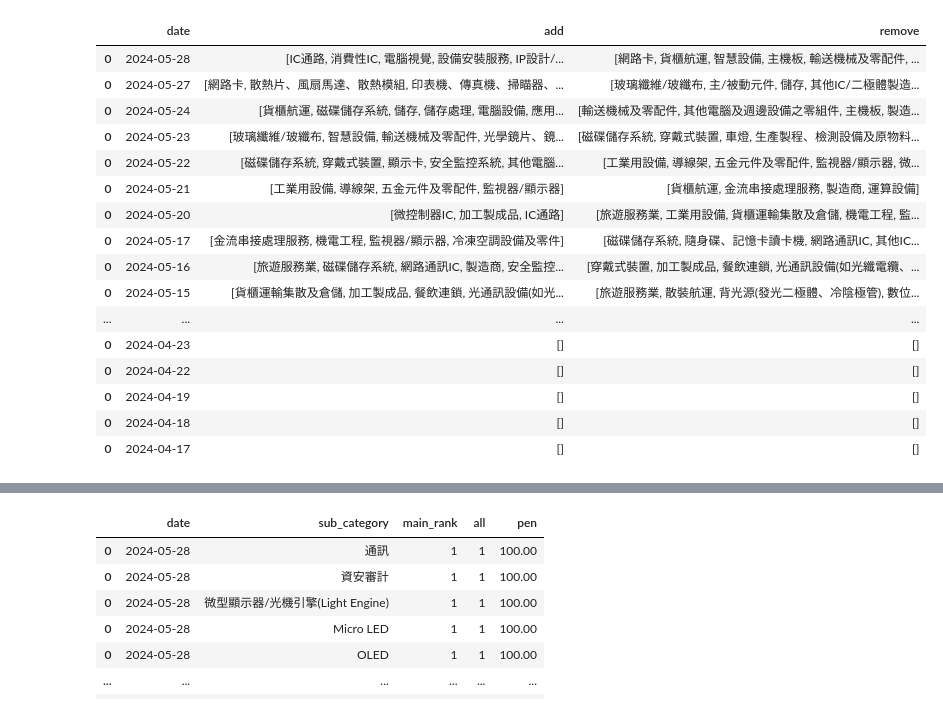
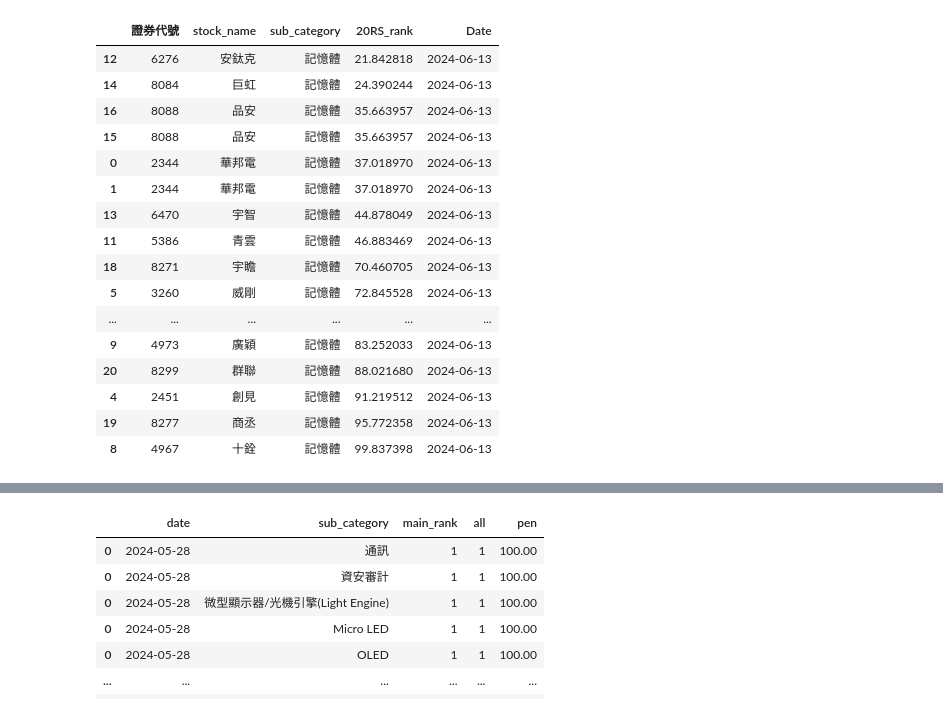
Before and after one commit to mulderfang/stock, a Jupyter notebook: 資料寫入mysql.ipynb, the cells around one changed output, grey strips where cells are left out. Drawn from its saved outputs; the diff is of its cells as text; code cells hidden in the pictures.

```diff
--- a/資料寫入mysql.ipynb
+++ b/資料寫入mysql.ipynb
@@ -321,7 +327,8 @@ for day in data_date_list:
         df_rs70_category_week = pd.concat([df_rs70_category_week,df_sub_category])
 # %%
 compare_df = pd.DataFrame()
-countdown = 30  #看輪動天數
+countdown = 60  #看輪動天數
+pen = 40
 
 for day in data_date_list:
         day_change = day.strftime('%Y-%m-%d')
@@ -330,17 +337,20 @@ for day in data_date_list:
         if(countdown>0):
                 getIndex = list(data_date_list).index(day) # 取index 找下一天
                 day_before = list(data_date_list)[getIndex+1].strftime('%Y-%m-%d')
-                df_rs70_category_1 = df_rs70_category_week[(df_rs70_category_week['date'] == day_change) &(df_rs70_category_week['main_rank'] > 2) & (df_rs70_category_week['pen'] > 20)]
-                df_rs70_category_2 = df_rs70_category_week[(df_rs70_category_week['date'] == day_before) &(df_rs70_category_week['main_rank'] > 2) & (df_rs70_category_week['pen'] > 20)]
+                df_rs70_category_1 = df_rs70_category_week[(df_rs70_category_week['date'] == day_change) &(df_rs70_category_week['main_rank'] > 2) & (df_rs70_category_week['pen'] > pen)]
+                df_rs70_category_2 = df_rs70_category_week[(df_rs70_category_week['date'] == day_before) &(df_rs70_category_week['main_rank'] > 2) & (df_rs70_category_week['pen'] > pen)]
 
-                sub_category_list = list(df_rs70_category_1['sub_category'])
+                sub_category_list_now = list(df_rs70_category_1['sub_category'])
                 sub_category_before = list(df_rs70_category_2['sub_category'])
-                compare_add = [x for x in sub_category_list if x not in sub_category_before] #新進入名單
-                compare_remove = [x for x in sub_category_before if x not in sub_category_list] #新進入名單
+                compare_add = [x for x in sub_category_list_now if x not in sub_category_before] #新進入名單
+                compare_remove = [x for x in sub_category_before if x not in sub_category_list_now] #新進入名單
                 compare_list = {
-                "date": [day_change],
+                "Date": [day_change],
                 "add": [compare_add],
-                "remove": [compare_remove]}
+                "remove": [compare_remove],
+                "add_count": [len(compare_add)],
+                "remove_count": [len(compare_remove)],
+                "diff_count": [len(compare_add) - len(compare_remove)]}
 
                 compare_list_temp = pd.DataFrame(compare_list)
                 compare_df = pd.concat([compare_df,compare_list_temp])
@@ -347,20 +432,30 @@ for day in data_date_list:
 # %%
-compare_df
+#compare_df
+# 看個別細產業
+temp = sub_category_list[sub_category_list['sub_category'] == '記憶體']
+stock_df_raw['Date'] = pd.to_datetime(stock_df_raw['Date'])
+temp2 = stock_df_raw[stock_df_raw['Date']=='2024-06-13']
+temp3 = pd.merge(temp, temp2, on='證券代號', how='inner')  # 全部股票
+
+cols = ['證券代號', 'stock_name', 'sub_category','20RS_rank','Date']
+temp3 = temp3[cols]
+temp3.sort_values(by=['20RS_rank'], inplace=True)
+temp3
 # %% [output]
-|  | date | add | remove |
-| 0 | 2024-05-28 | [IC通路, 消費性IC, 電腦視覺, 設備安裝服務, IP設計/... | [網路卡, 貨櫃航運, 智慧設備, 主機板, 輸送機械及零配件, ... |
-| 0 | 2024-05-27 | [網路卡, 散熱片、風扇馬達、散熱模組, 印表機、傳真機、掃瞄器、... | [玻璃纖維/玻纖布, 主/被動元件, 儲存, 其他IC/二極體製造... |
-| 0 | 2024-05-24 | [貨櫃航運, 磁碟儲存系統, 儲存, 儲存處理, 電腦設備, 應用... | [輸送機械及零配件, 其他電腦及週邊設備之零組件, 主機板, 製造... |
-| 0 | 2024-05-23 | [玻璃纖維/玻纖布, 智慧設備, 輸送機械及零配件, 光學鏡片、鏡... | [磁碟儲存系統, 穿戴式裝置, 車燈, 生產製程、檢測設備及原物料... |
-| 0 | 2024-05-22 | [磁碟儲存系統, 穿戴式裝置, 顯示卡, 安全監控系統, 其他電腦... | [工業用設備, 導線架, 五金元件及零配件, 監視器/顯示器, 微... |
-| 0 | 2024-05-21 | [工業用設備, 導線架, 五金元件及零配件, 監視器/顯示器] | [貨櫃航運, 金流串接處理服務, 製造商, 運算設備] |
-| 0 | 2024-05-20 | [微控制器IC, 加工製成品, IC通路] | [旅遊服務業, 工業用設備, 貨櫃運輸集散及倉儲, 機電工程, 監... |
-| 0 | 2024-05-17 | [金流串接處理服務, 機電工程, 監視器/顯示器, 冷凍空調設備及零件] | [磁碟儲存系統, 隨身碟、記憶卡讀卡機, 網路通訊IC, 其他IC... |
-| 0 | 2024-05-16 | [旅遊服務業, 磁碟儲存系統, 網路通訊IC, 製造商, 安全監控... | [穿戴式裝置, 加工製成品, 餐飲連鎖, 光通訊設備(如光纖電纜、... |
-| 0 | 2024-05-15 | [貨櫃運輸集散及倉儲, 加工製成品, 餐飲連鎖, 光通訊設備(如光... | [旅遊服務業, 散裝航運, 背光源(發光二極體、冷陰極管), 數位... |
-| ... | ... | ... | ... |
-| 0 | 2024-04-23 | [] | [] |
-| 0 | 2024-04-22 | [] | [] |
-| 0 | 2024-04-19 | [] | [] |
-| 0 | 2024-04-18 | [] | [] |
-| 0 | 2024-04-17 | [] | [] |
+|  | 證券代號 | stock_name | sub_category | 20RS_rank | Date |
+| 12 | 6276 | 安鈦克 | 記憶體 | 21.842818 | 2024-06-13 |
+| 14 | 8084 | 巨虹 | 記憶體 | 24.390244 | 2024-06-13 |
+| 16 | 8088 | 品安 | 記憶體 | 35.663957 | 2024-06-13 |
+| 15 | 8088 | 品安 | 記憶體 | 35.663957 | 2024-06-13 |
+| 0 | 2344 | 華邦電 | 記憶體 | 37.018970 | 2024-06-13 |
+| 1 | 2344 | 華邦電 | 記憶體 | 37.018970 | 2024-06-13 |
+| 13 | 6470 | 宇智 | 記憶體 | 44.878049 | 2024-06-13 |
+| 11 | 5386 | 青雲 | 記憶體 | 46.883469 | 2024-06-13 |
+| 18 | 8271 | 宇瞻 | 記憶體 | 70.460705 | 2024-06-13 |
+| 5 | 3260 | 威剛 | 記憶體 | 72.845528 | 2024-06-13 |
+| ... | ... | ... | ... | ... | ... |
+| 9 | 4973 | 廣穎 | 記憶體 | 83.252033 | 2024-06-13 |
+| 20 | 8299 | 群聯 | 記憶體 | 88.021680 | 2024-06-13 |
+| 4 | 2451 | 創見 | 記憶體 | 91.219512 | 2024-06-13 |
+| 19 | 8277 | 商丞 | 記憶體 | 95.772358 | 2024-06-13 |
+| 8 | 4967 | 十銓 | 記憶體 | 99.837398 | 2024-06-13 |
```
Also changed, not shown: parts of 16 cells of this notebook.
